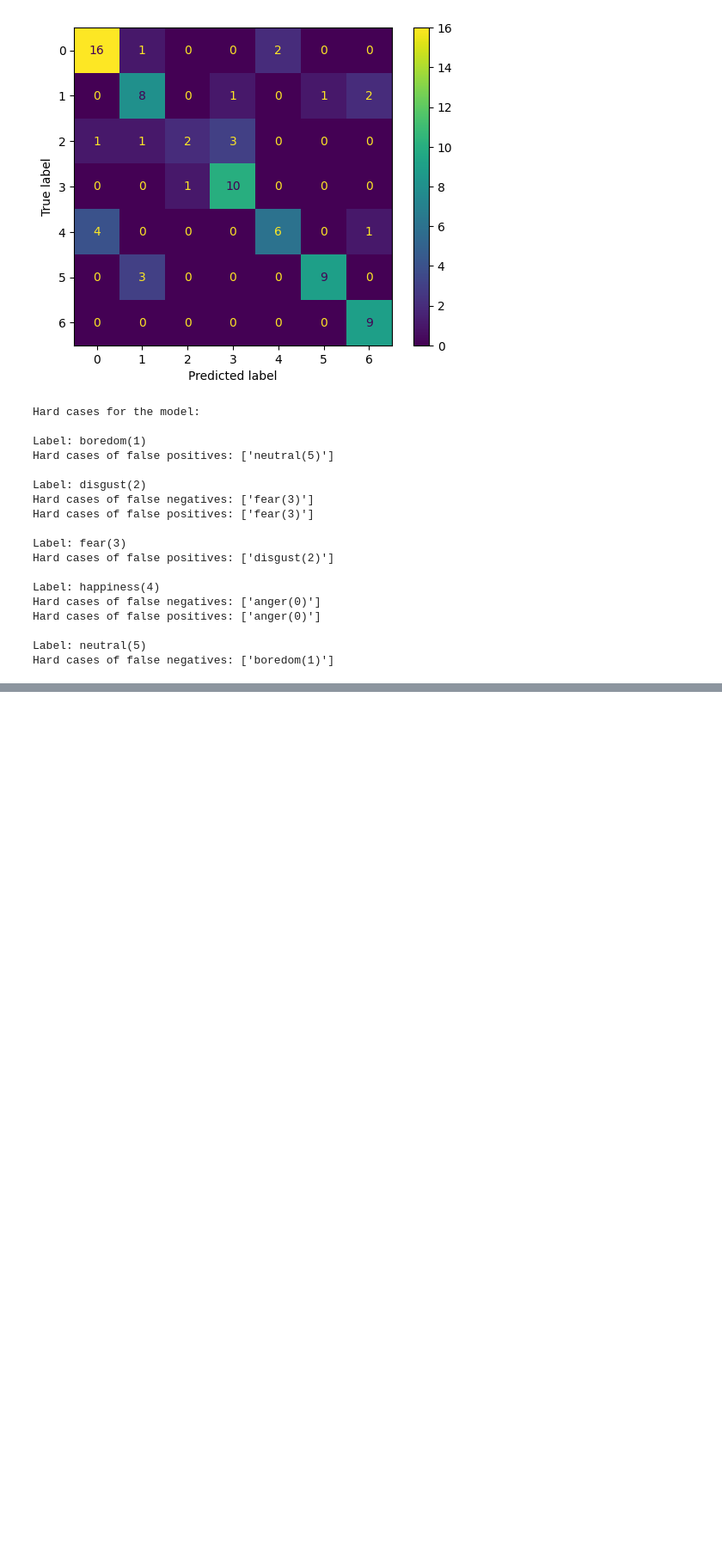
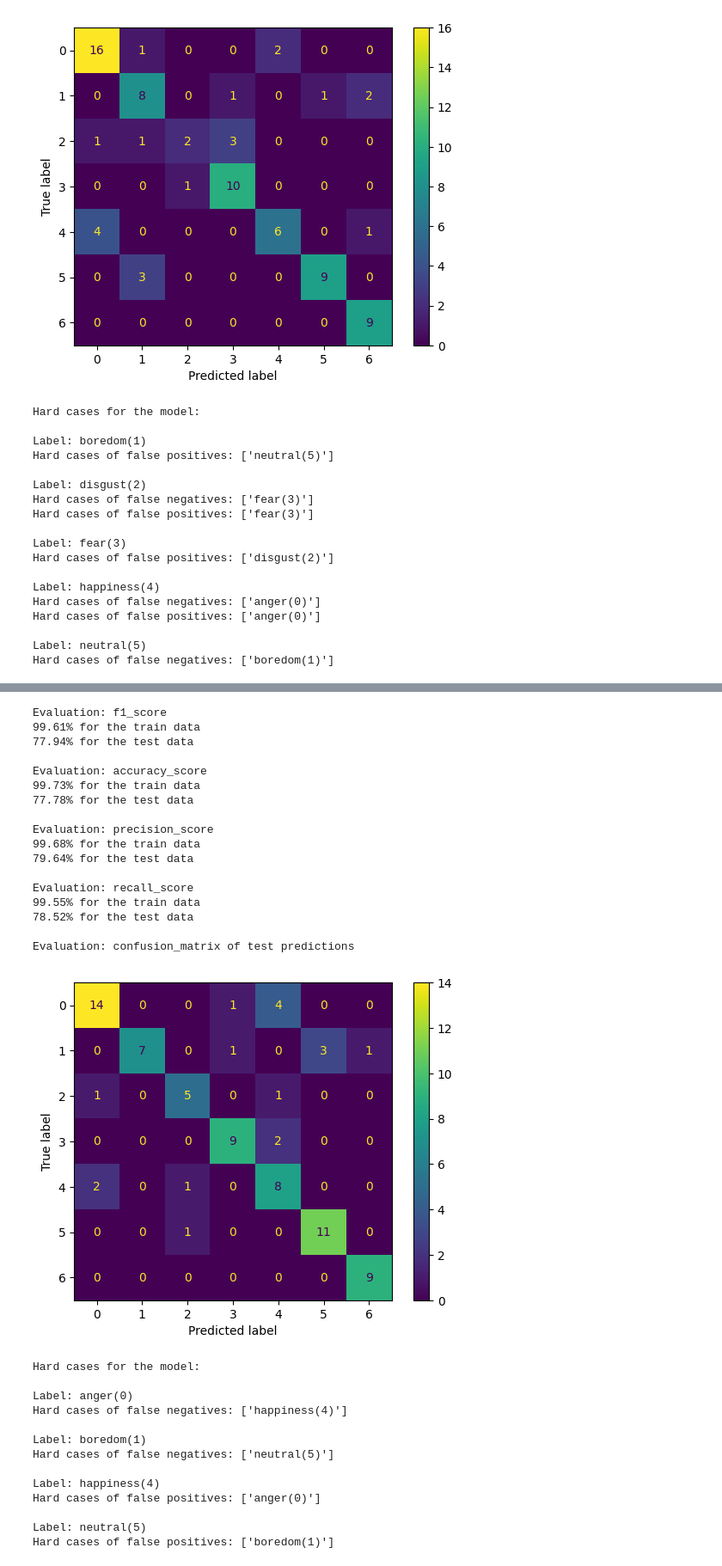
Before and after one commit to kimlindner/automatic_speech_emotion_recognition, a Jupyter notebook: notebooks/BaselineNN.ipynb, the cells around one changed output, grey strips where cells are left out. Shown at 86% size. Drawn from its saved outputs; the diff is of its cells as text; code cells hidden in the pictures; blank space fills up the shorter version.

```diff
--- a/notebooks/BaselineNN.ipynb
+++ b/notebooks/BaselineNN.ipynb
@@ -1135,0 +1348,11 @@ Hard cases of false negatives: ['boredom(1)']
+# %%
+# define train, test, and val loader
+g = torch.Generator()
+g.manual_seed(0)
+
+train_loader = DataLoader(TabularDataset(X_train, y_train), batch_size=BATCH_SIZE, shuffle=False,
+                          worker_init_fn=seed_worker,generator=g)
+test_loader = DataLoader(TabularDataset(X_test, y_test), batch_size=BATCH_SIZE, shuffle=False,
+                        worker_init_fn=seed_worker,generator=g)
+val_loader = DataLoader(TabularDataset(X_val, y_val), batch_size=BATCH_SIZE, shuffle=False,
+                       worker_init_fn=seed_worker,generator=g)
@@ -1135,0 +1361,14 @@ Hard cases of false negatives: ['boredom(1)']
+# %%
+# Define the dimensions
+input_dim = len(X_train.columns)
+hidden_dim1 = 64
+hidden_dim2 = 32
+hidden_dim3 = 64
+output_dim = num_classes
+# %%
+# define model, optimizer, and criterion
+model = MLP_hidden3(input_dim, hidden_dim1, hidden_dim2, hidden_dim3, output_dim)
+optimizer = torch.optim.Adam(model.parameters())
+criterion = nn.CrossEntropyLoss()
+# %%
+model, train_losses, val_losses, val_f1_scores = train_model(model, criterion, optimizer, train_loader, val_loader, device)
@@ -1135,0 +1395,34 @@ Hard cases of false negatives: ['boredom(1)']
+# %%
+model_eval(model, X_train, X_test, y_train, y_test, confusion=True)
+# %% [output]
+Evaluation: f1_score
+99.61% for the train data
+77.94% for the test data
+
+Evaluation: accuracy_score
+99.73% for the train data
+77.78% for the test data
+
+Evaluation: precision_score
+99.68% for the train data
+79.64% for the test data
+
+Evaluation: recall_score
+99.55% for the train data
+78.52% for the test data
+
+Evaluation: confusion_matrix of test predictions
+[figure, added]
+Hard cases for the model:
+
+Label: anger(0)
+Hard cases of false negatives: ['happiness(4)']
+
+Label: boredom(1)
+Hard cases of false negatives: ['neutral(5)']
+
+Label: happiness(4)
+Hard cases of false positives: ['anger(0)']
+
+Label: neutral(5)
+Hard cases of false positives: ['boredom(1)']
```
Also changed, not shown: parts of 49 cells of this notebook, 2 other files.
